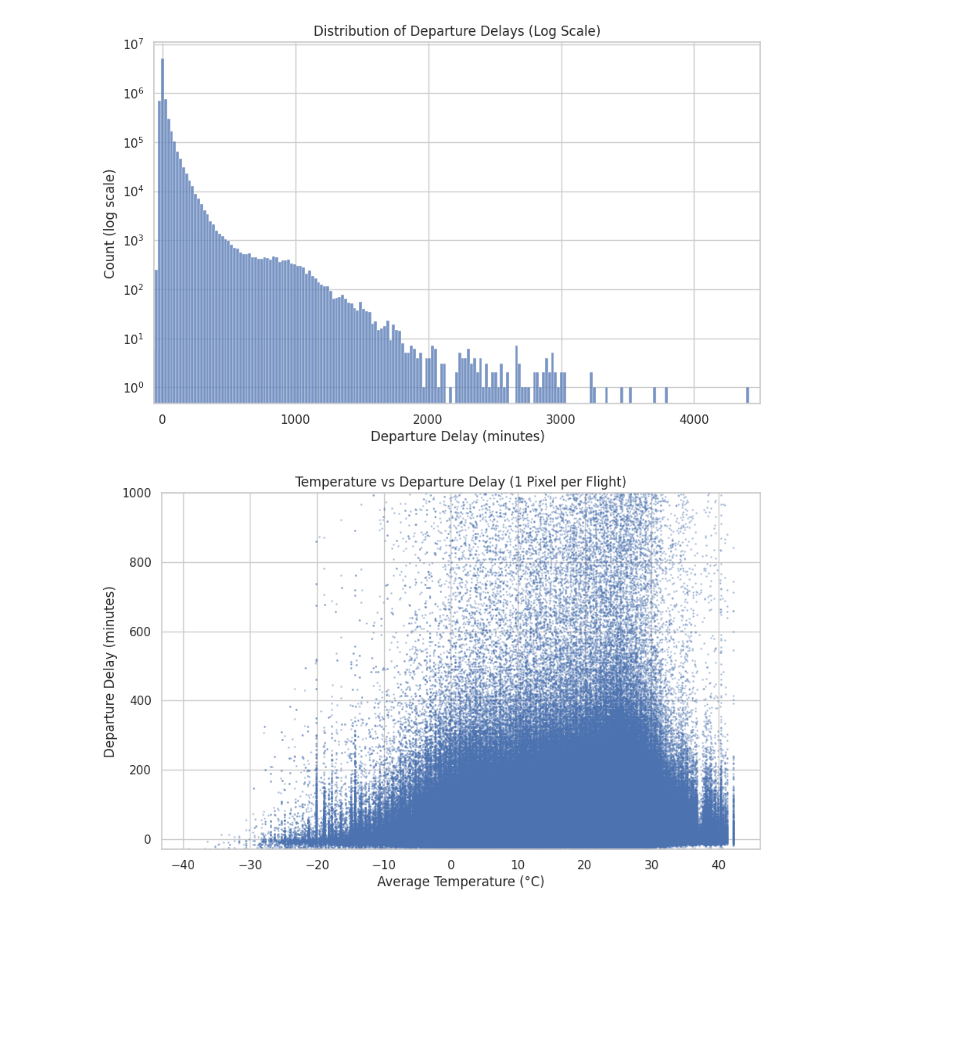
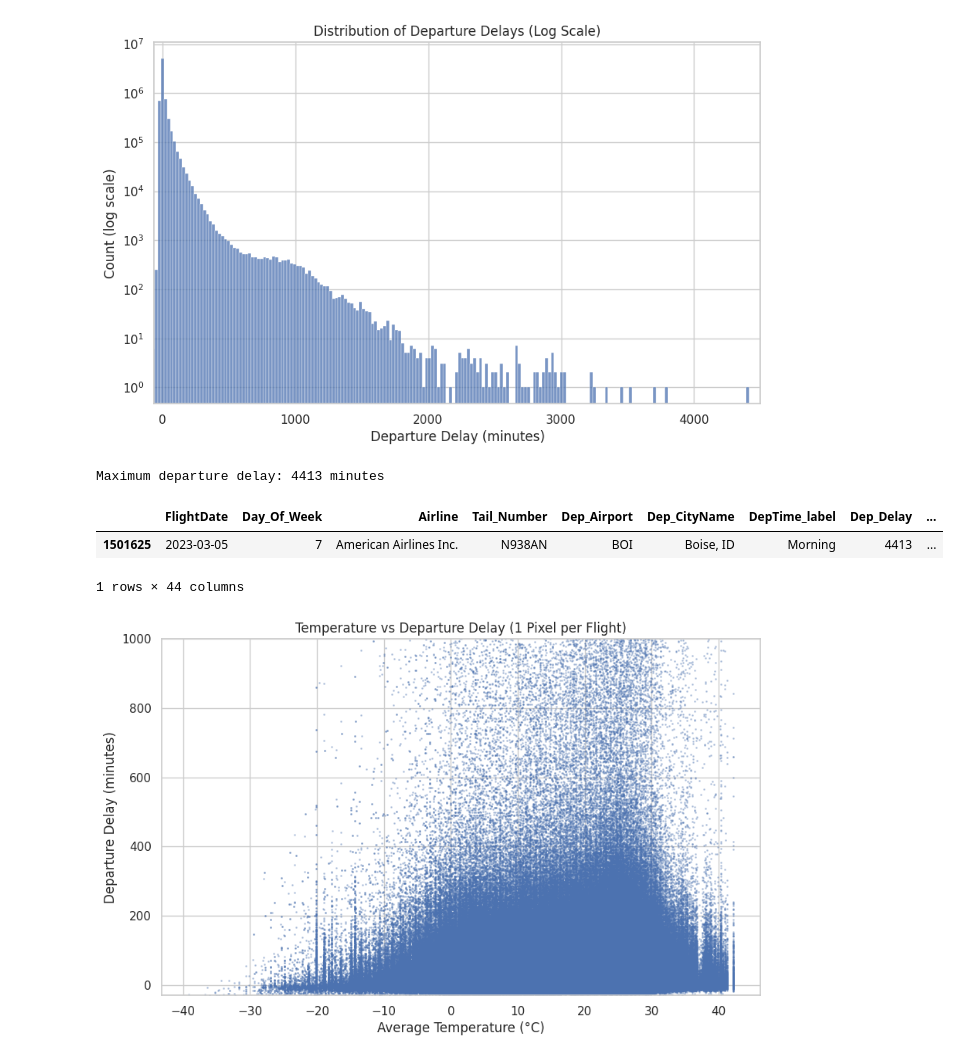
Before and after one commit to florianaewing/CSB430SWIWinter2026, a Jupyter notebook: Riipen/EDA.ipynb, the cells around one changed output. Cells and saved outputs as stored; diff of their text form; code cells hidden in the pictures; blank space fills up the shorter version.

```diff
--- a/Riipen/EDA.ipynb
+++ b/Riipen/EDA.ipynb
@@ -276,6 +270,18 @@ plt.title("Distribution of Departure Delays (Log Scale)")
 plt.show()
 # %% [output]
 [figure]
+# %%
+# Maximum Departure Delay (just out of curiosity)
+max_delay = flights['Dep_Delay'].max()
+print(f"Maximum departure delay: {max_delay} minutes")
+
+extreme_delay_flights = flights[flights['Dep_Delay'] == max_delay]
+extreme_delay_flights
+# %% [output]
+Maximum departure delay: 4413 minutes
+|  | FlightDate | Day_Of_Week | Airline | Tail_Number | Dep_Airport | Dep_CityName | DepTime_label | Dep_Delay | ... |
+| 1501625 | 2023-03-05 | 7 | American Airlines Inc. | N938AN | BOI | Boise, ID | Morning | 4413 | ... |
+1 rows × 44 columns
 # %%
 plt.figure(figsize=(10,6))
 plt.scatter(flights['tavg'], flights['Dep_Delay'], s=1, alpha=0.3)  # s=1 -> 1 pixel per point
```
Also changed, not shown: parts of 2 cells of this notebook.
